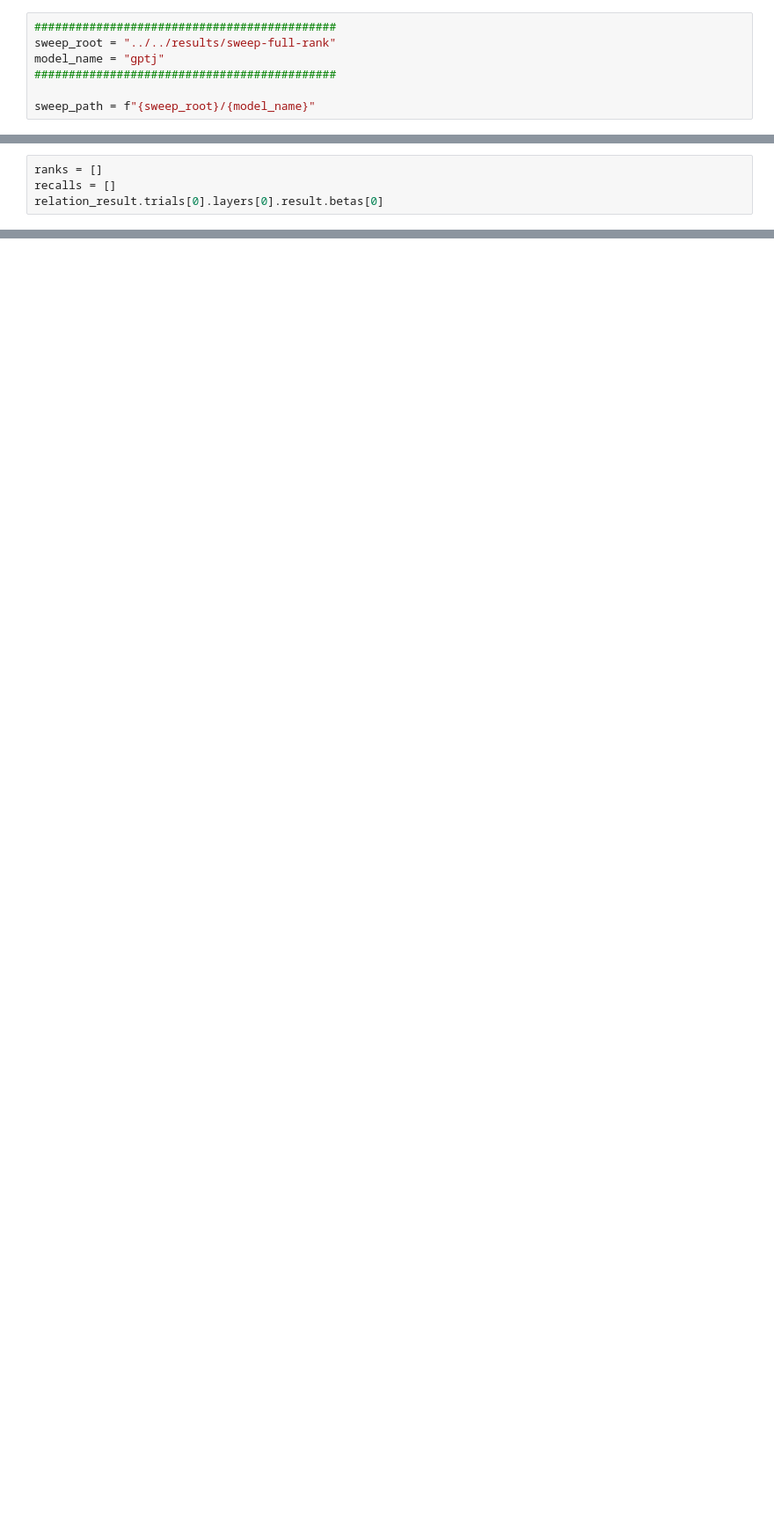
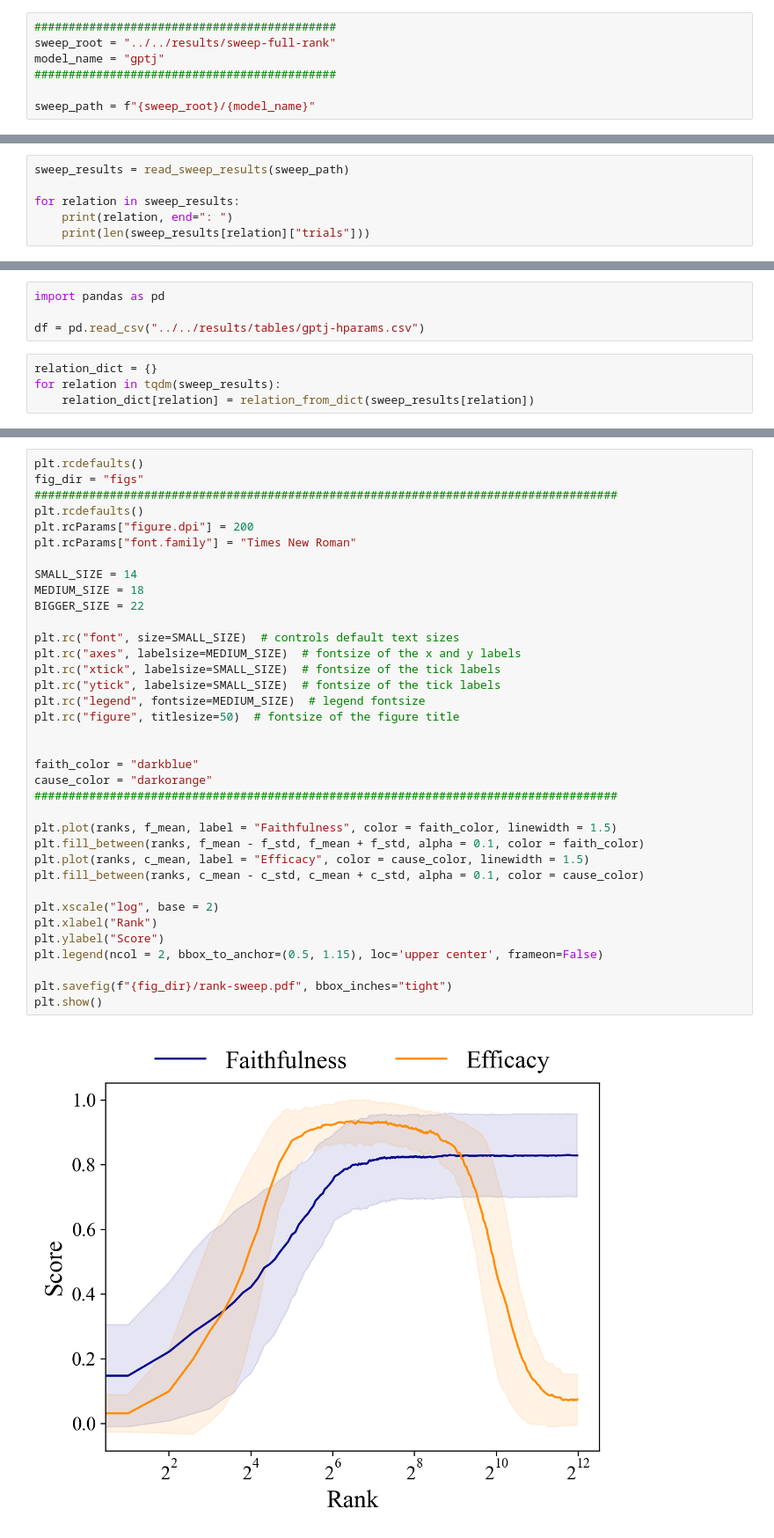
Before and after one commit to evandez/relations, a Jupyter notebook: notebooks/figures/sweep_rank.ipynb, the cells around one changed output, grey strips where cells are left out. Shown at 88% size. Saved outputs shown, nothing was run; the diff lists cells and outputs as text; blank space fills up the shorter version.

Commit message:
[WIP] updating figures in the paper

```diff
--- a/notebooks/figures/sweep_rank.ipynb
+++ b/notebooks/figures/sweep_rank.ipynb
@@ -67,4 +30,0 @@ relation_result = relation_from_dict(sweep_results[relation])
-# %%
-ranks = []
-recalls = []
-relation_result.trials[0].layers[0].result.betas[0]
@@ -72,0 +31,6 @@ SweepBetaResults(beta=2.25, recall=[0.0, 0.05555555555555555, 0.0555555555555555
+# %%
+sweep_results = read_sweep_results(sweep_path)
+
+for relation in sweep_results:
+    print(relation, end=": ")
+    print(len(sweep_results[relation]["trials"]))
@@ -72,0 +72,8 @@ SweepBetaResults(beta=2.25, recall=[0.0, 0.05555555555555555, 0.0555555555555555
+# %%
+import pandas as pd
+
+df = pd.read_csv("../../results/tables/gptj-hparams.csv")
+# %%
+relation_dict = {}
+for relation in tqdm(sweep_results):
+    relation_dict[relation] = relation_from_dict(sweep_results[relation])
@@ -72,0 +120,38 @@ SweepBetaResults(beta=2.25, recall=[0.0, 0.05555555555555555, 0.0555555555555555
+# %%
+plt.rcdefaults()
+fig_dir = "figs"
+#####################################################################################
+plt.rcdefaults()
+plt.rcParams["figure.dpi"] = 200
+plt.rcParams["font.family"] = "Times New Roman"
+
+SMALL_SIZE = 14
+MEDIUM_SIZE = 18
+BIGGER_SIZE = 22
+
+plt.rc("font", size=SMALL_SIZE)  # controls default text sizes
+plt.rc("axes", labelsize=MEDIUM_SIZE)  # fontsize of the x and y labels
+plt.rc("xtick", labelsize=SMALL_SIZE)  # fontsize of the tick labels
+plt.rc("ytick", labelsize=SMALL_SIZE)  # fontsize of the tick labels
+plt.rc("legend", fontsize=MEDIUM_SIZE)  # legend fontsize
+plt.rc("figure", titlesize=50)  # fontsize of the figure title
+
+
+faith_color = "darkblue"
+cause_color = "darkorange"
+#####################################################################################
+
+plt.plot(ranks, f_mean, label = "Faithfulness", color = faith_color, linewidth = 1.5)
+plt.fill_between(ranks, f_mean - f_std, f_mean + f_std, alpha = 0.1, color = faith_color)
+plt.plot(ranks, c_mean, label = "Efficacy", color = cause_color, linewidth = 1.5)
+plt.fill_between(ranks, c_mean - c_std, c_mean + c_std, alpha = 0.1, color = cause_color)
+
+plt.xscale("log", base = 2)
+plt.xlabel("Rank")
+plt.ylabel("Score")
+plt.legend(ncol = 2, bbox_to_anchor=(0.5, 1.15), loc='upper center', frameon=False)
+
+plt.savefig(f"{fig_dir}/rank-sweep.pdf", bbox_inches="tight")
+plt.show()
+# %% [output]
+[figure, added]
```
Also changed, not shown: parts of 7 cells of this notebook, 4 other files.
